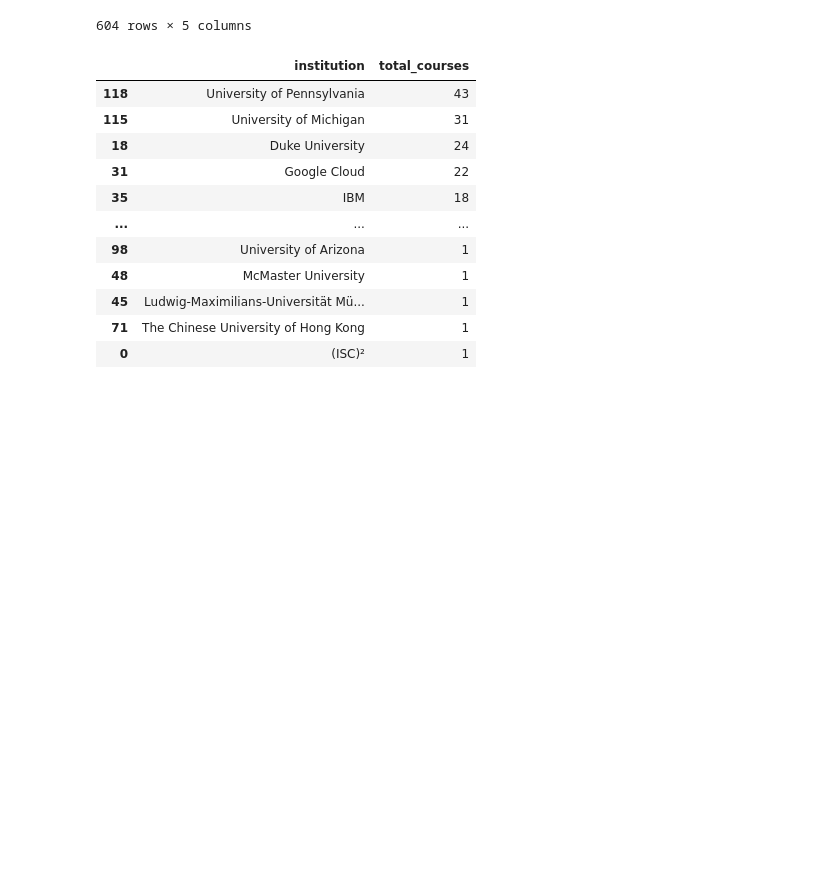
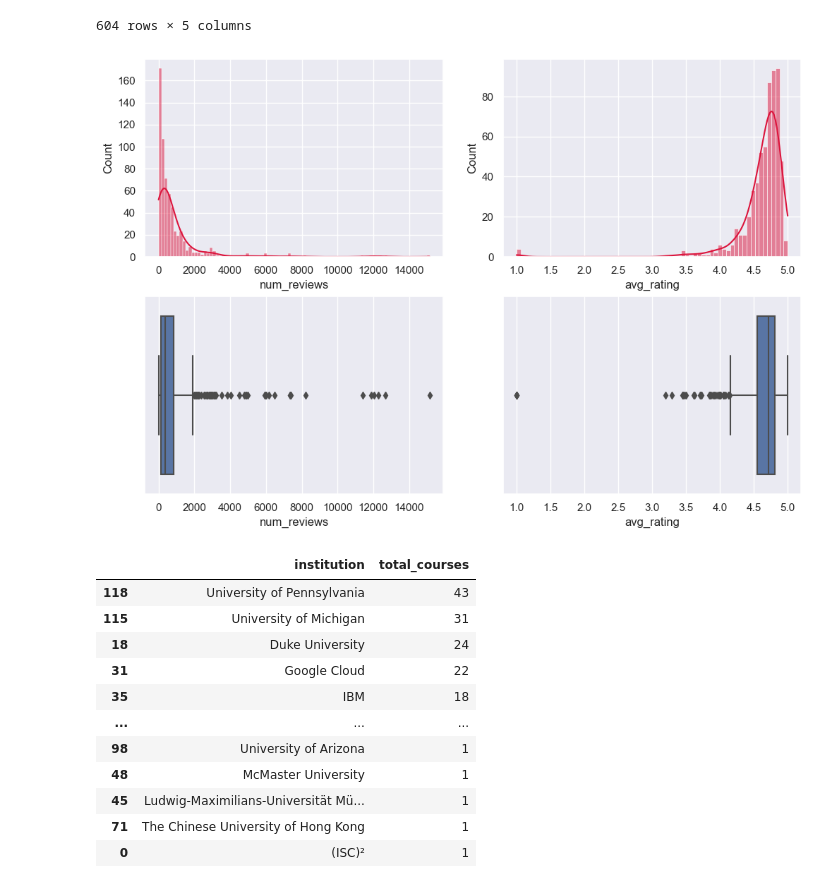
Before and after one commit to HolyGrace/MOOCalytics, a Jupyter notebook: notebooks/EDA.ipynb, the cells around one changed output. Cells and saved outputs as stored; diff of their text form; code cells hidden in the pictures; blank space fills up the shorter version.

```diff
--- a/notebooks/EDA.ipynb
+++ b/notebooks/EDA.ipynb
@@ -10,7 +10,7 @@ warnings.filterwarnings("ignore")
 # %% [markdown]
 ## Coursera
 # %%
-coursera_data_raw = pd.read_csv("../data/Coursera_courses.csv")
+coursera_data_raw = pd.read_csv("../data/raw/Coursera_courses.csv")
 coursera_data_raw
 # %% [output]
 |  | name | institution | course_url | course_id |
@@ -66,7 +66,7 @@ coursera_data.duplicated().sum()
 # %% [output]
 0
 # %%
-coursera_reviews_raw = pd.read_csv("../data/Coursera_reviews.csv")
+coursera_reviews_raw = pd.read_csv("../data/raw/Coursera_reviews.csv")
 coursera_reviews_raw
 # %% [output]
 |  | reviews | reviewers | date_reviews | rating | course_id |
@@ -538,6 +539,17 @@ reviews_by_course
 | 602 | Curanderismo: Traditional Healing... | University of New Mexico | curanderismo-plants | 2 | 1.00 |
 | 603 | Building Modern Python Applicatio... | Amazon Web Services | building-modern-python-applicatio... | 1 | 5.00 |
 604 rows × 5 columns
+# %%
+fig, axs = plt.subplots(2, 2, figsize=(12, 8))
+
+sns.histplot(data=reviews_by_course, x="num_reviews", kde=True, color="crimson", ax=axs[0, 0])
+sns.histplot(data=reviews_by_course, x="avg_rating", kde=True, color="crimson", ax=axs[0, 1])
+sns.boxplot(data=reviews_by_course, x="num_reviews", ax=axs[1, 0])
+sns.boxplot(data=reviews_by_course, x="avg_rating", ax=axs[1, 1])
+
+plt.show()
+# %% [output]
+[figure, added]
 # %%
 courses_by_institution = coursera_data.groupby('institution').size().reset_index(name='total_courses')
 courses_by_institution = courses_by_institution.sort_values(by=['total_courses'], ascending=False)
```
Also changed, not shown: parts of 34 cells of this notebook.
